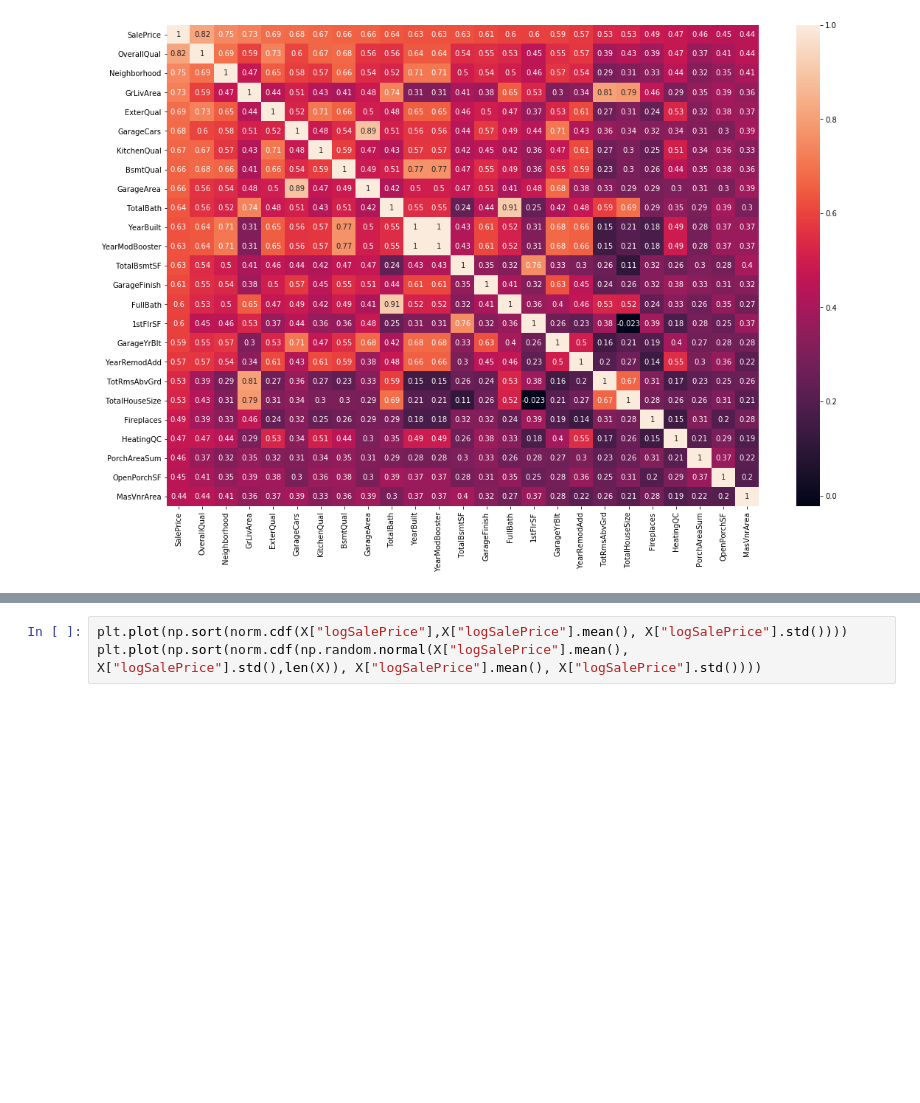
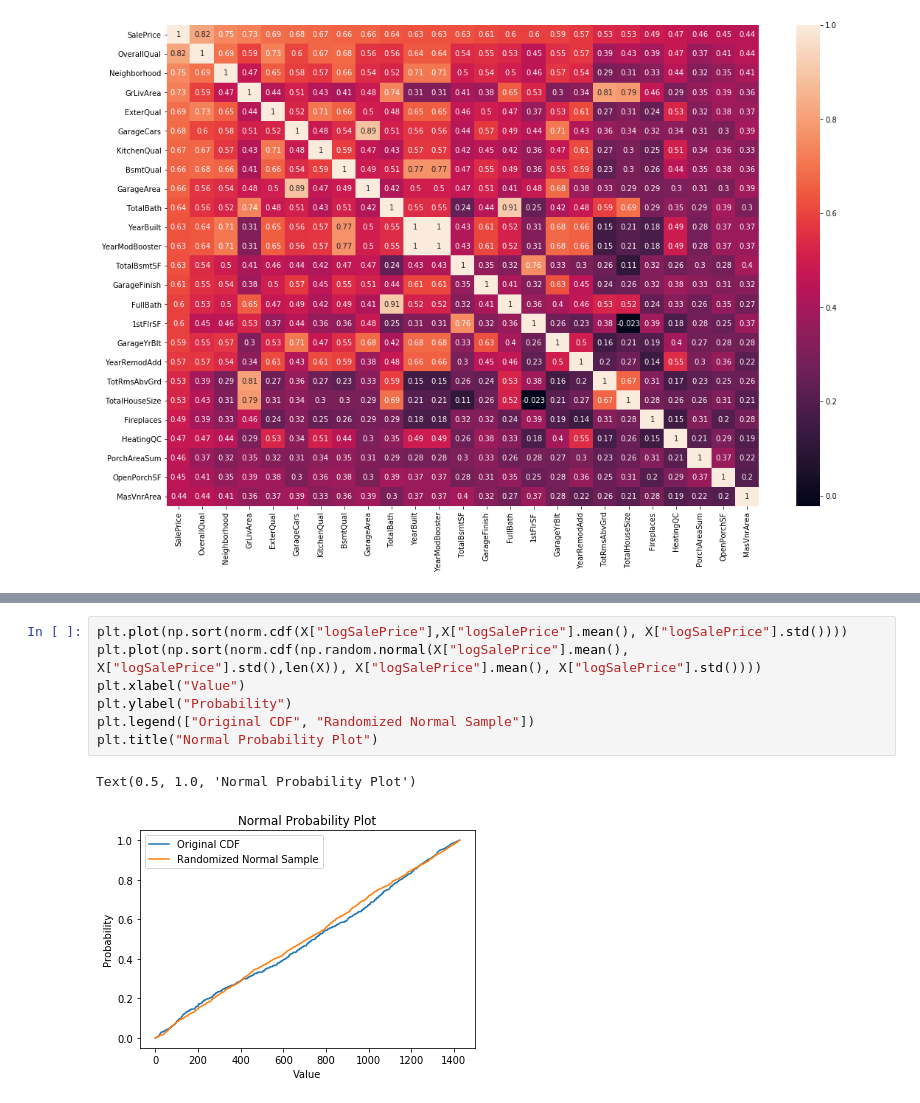
Before and after one commit to strambb/HousePrices_v1, a Jupyter notebook: Preprocessing/Preprocessing.ipynb, the cells around one changed output, grey strips where cells are left out. Drawn from its saved outputs; the diff is of its cells as text; blank space fills up the shorter version.

```diff
--- a/Preprocessing/Preprocessing.ipynb
+++ b/Preprocessing/Preprocessing.ipynb
@@ -262,6 +259,13 @@ X_test.to_csv(r"..\data\test_preprocessed.csv")
 # %%
 plt.plot(np.sort(norm.cdf(X["logSalePrice"],X["logSalePrice"].mean(), X["logSalePrice"].std())))
 plt.plot(np.sort(norm.cdf(np.random.normal(X["logSalePrice"].mean(), X["logSalePrice"].std(),len(X)), X["logSalePrice"].mean(), X["logSalePrice"].std())))
+plt.xlabel("Value")
+plt.ylabel("Probability")
+plt.legend(["Original CDF", "Randomized Normal Sample"])
+plt.title("Normal Probability Plot")
+# %% [output]
+Text(0.5, 1.0, 'Normal Probability Plot')
+[figure, added]
 # %%
 import scipy.stats as stats
 
```
Also changed, not shown: parts of 2 cells of this notebook.
